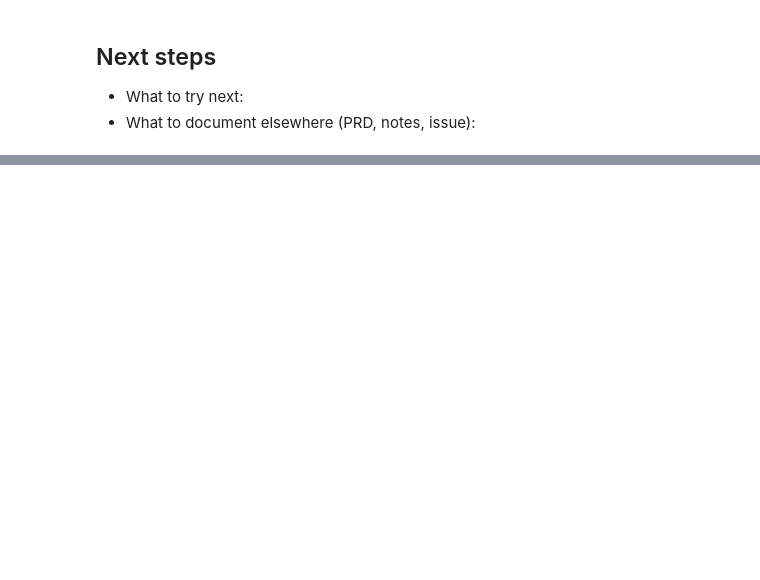
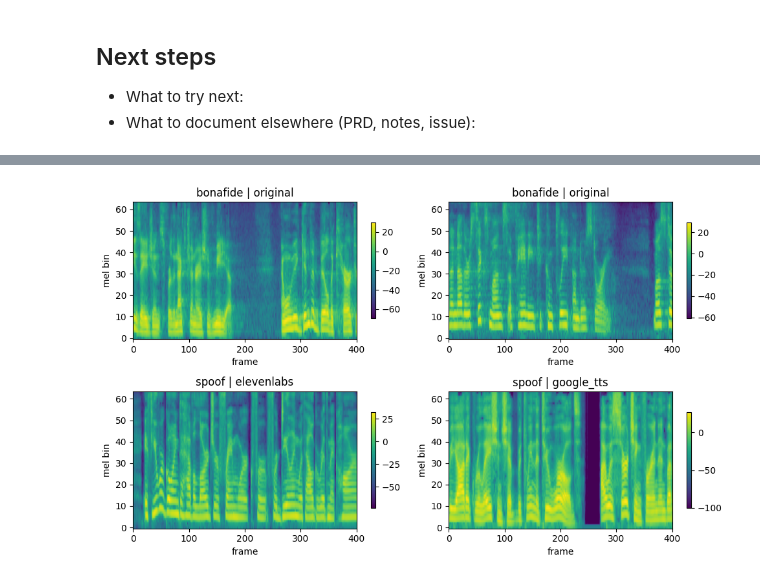
Before and after one commit to Fgram-devAI/mavosdd-audiovisual-deepfake-detection, a Jupyter notebook: notebooks/01_mel_cnn_baseline.ipynb, the cells around one changed output, grey strips where cells are left out. Drawn from its saved outputs; the diff is of its cells as text; code cells hidden in the pictures; blank space fills up the shorter version.

```diff
--- a/notebooks/01_mel_cnn_baseline.ipynb
+++ b/notebooks/01_mel_cnn_baseline.ipynb
@@ -52,0 +99,8 @@ result
+# %%
+rows = list(csv.DictReader(open(MANIFEST)))
+print('total_rows=', len(rows))
+from collections import Counter
+print('per_split=', Counter(r['split'] for r in rows))
+for sp in ('train', 'val'):
+    sub = [r for r in rows if r['split'] == sp]
+    print(f'{sp}: labels=', Counter(r['audio_label_binary'] for r in sub), 'providers=', Counter(r['provider'] for r in sub))
@@ -52,0 +117,18 @@ result
+# %%
+rng = np.random.default_rng(42)
+val = [r for r in rows if r['split'] == 'val']
+bona = [r for r in val if r['audio_label_binary'] == '0']
+spoof = [r for r in val if r['audio_label_binary'] == '1']
+picks = list(rng.choice(bona, size=2, replace=False)) + list(rng.choice(spoof, size=2, replace=False))
+
+fig, axes = plt.subplots(2, 2, figsize=(10, 6))
+for ax, r in zip(axes.flatten(), picks):
+    arr = np.load(MEL_DIR / f"{r['sample_id']}.npy")
+    im = ax.imshow(arr, origin='lower', aspect='auto')
+    ax.set_title(f"{r['audio_label']} | {r['provider']}")
+    ax.set_xlabel('frame'); ax.set_ylabel('mel bin')
+    fig.colorbar(im, ax=ax, shrink=0.7)
+fig.tight_layout()
+plt.show()
+# %% [output]
+[figure, added]
```
Also changed, not shown: parts of 12 cells of this notebook.
